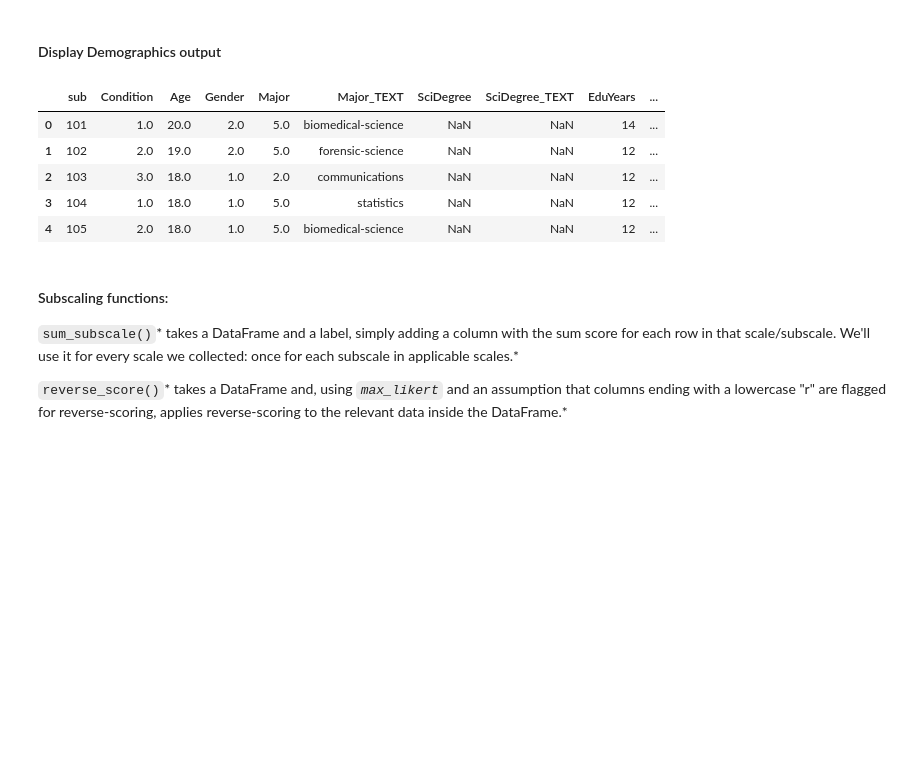
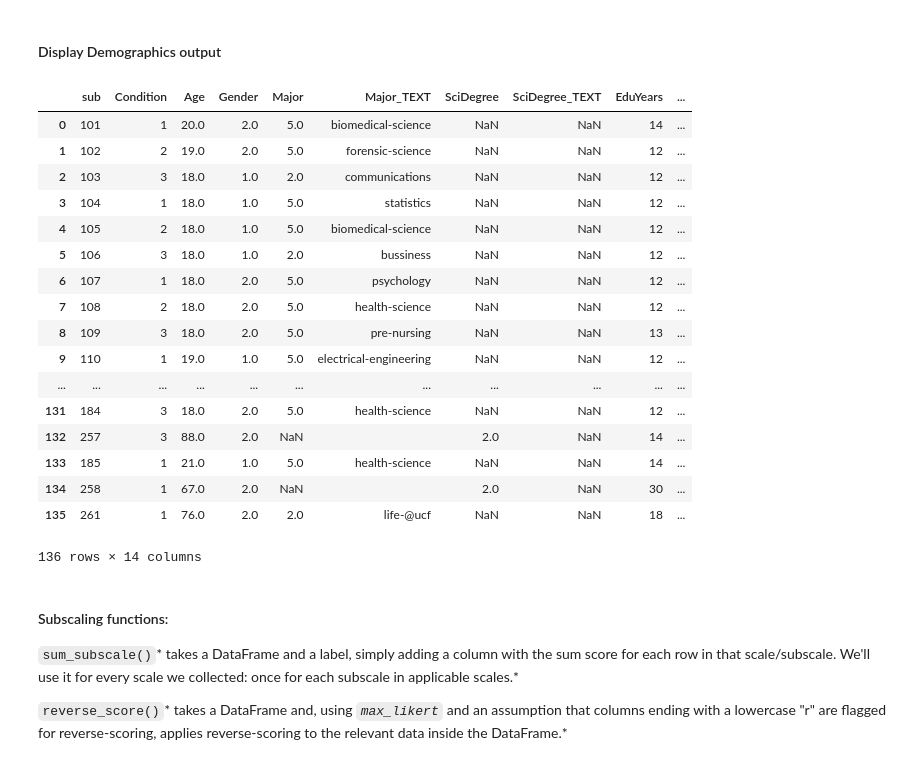
Before and after one commit to lighthall-lab/scilearn, a Jupyter notebook: notebooks/0.4.join_subject_level.ipynb, the cells around one changed output. Cells and saved outputs as stored; diff of their text form; code cells hidden in the pictures; blank space fills up the shorter version.

```diff
--- a/notebooks/0.4.join_subject_level.ipynb
+++ b/notebooks/0.4.join_subject_level.ipynb
@@ -109,18 +129,30 @@ demog_df = frames[3].loc[:,[
 # %%
-demog_df['AgeGroup'] = np.vectorize(group_ages)(demog_df['Age'],demog_df['sub'])
+demog_df['AgeGroup'] = pd.cut(demog_df['Age'], (18,35,65,90), include_lowest=True, labels=('YA', 0, 'OA')).replace({0:np.nan})
 demog_df['SciField'] = np.vectorize(group_fields)(demog_df['Major'],demog_df['SciDegree'])
 demog_df['Major_TEXT'] = np.vectorize(sanitize_fieldtext)(demog_df['Major_TEXT'])
 # %% [markdown]
 #### Display Demographics output
 # %%
-demog_df.head()
+demog_df
 # %% [output]
 |  | sub | Condition | Age | Gender | Major | Major_TEXT | SciDegree | SciDegree_TEXT | EduYears | ... |
-| 0 | 101 | 1.0 | 20.0 | 2.0 | 5.0 | biomedical-science | NaN | NaN | 14 | ... |
-| 1 | 102 | 2.0 | 19.0 | 2.0 | 5.0 | forensic-science | NaN | NaN | 12 | ... |
-| 2 | 103 | 3.0 | 18.0 | 1.0 | 2.0 | communications | NaN | NaN | 12 | ... |
-| 3 | 104 | 1.0 | 18.0 | 1.0 | 5.0 | statistics | NaN | NaN | 12 | ... |
-| 4 | 105 | 2.0 | 18.0 | 1.0 | 5.0 | biomedical-science | NaN | NaN | 12 | ... |
+| 0 | 101 | 1 | 20.0 | 2.0 | 5.0 | biomedical-science | NaN | NaN | 14 | ... |
+| 1 | 102 | 2 | 19.0 | 2.0 | 5.0 | forensic-science | NaN | NaN | 12 | ... |
+| 2 | 103 | 3 | 18.0 | 1.0 | 2.0 | communications | NaN | NaN | 12 | ... |
+| 3 | 104 | 1 | 18.0 | 1.0 | 5.0 | statistics | NaN | NaN | 12 | ... |
+| 4 | 105 | 2 | 18.0 | 1.0 | 5.0 | biomedical-science | NaN | NaN | 12 | ... |
+| 5 | 106 | 3 | 18.0 | 1.0 | 2.0 | bussiness | NaN | NaN | 12 | ... |
+| 6 | 107 | 1 | 18.0 | 2.0 | 5.0 | psychology | NaN | NaN | 12 | ... |
+| 7 | 108 | 2 | 18.0 | 2.0 | 5.0 | health-science | NaN | NaN | 12 | ... |
+| 8 | 109 | 3 | 18.0 | 2.0 | 5.0 | pre-nursing | NaN | NaN | 13 | ... |
+| 9 | 110 | 1 | 19.0 | 1.0 | 5.0 | electrical-engineering | NaN | NaN | 12 | ... |
+| ... | ... | ... | ... | ... | ... | ... | ... | ... | ... | ... |
+| 131 | 184 | 3 | 18.0 | 2.0 | 5.0 | health-science | NaN | NaN | 12 | ... |
+| 132 | 257 | 3 | 88.0 | 2.0 | NaN |  | 2.0 | NaN | 14 | ... |
+| 133 | 185 | 1 | 21.0 | 1.0 | 5.0 | health-science | NaN | NaN | 14 | ... |
+| 134 | 258 | 1 | 67.0 | 2.0 | NaN |  | 2.0 | NaN | 30 | ... |
+| 135 | 261 | 1 | 76.0 | 2.0 | 2.0 | life-@ucf | NaN | NaN | 18 | ... |
+136 rows × 14 columns
 # %% [markdown]
 #### Subscaling functions:
 `sum_subscale()`* takes a DataFrame and a label, simply adding a column with the sum score for each row in that scale/subscale. We'll use it for every scale we collected: once for each subscale in applicable scales.*
```
Also changed, not shown: parts of 10 cells of this notebook.
